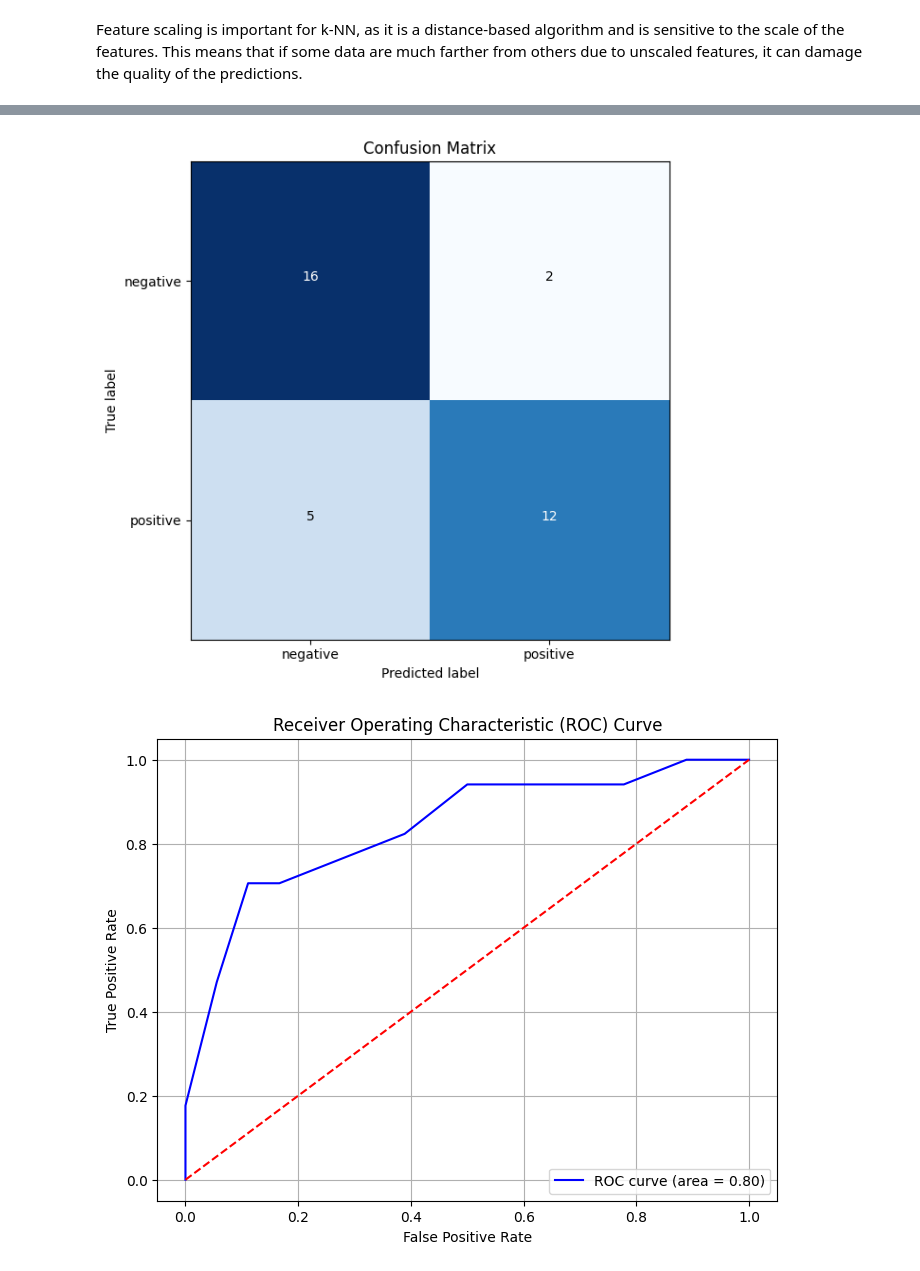
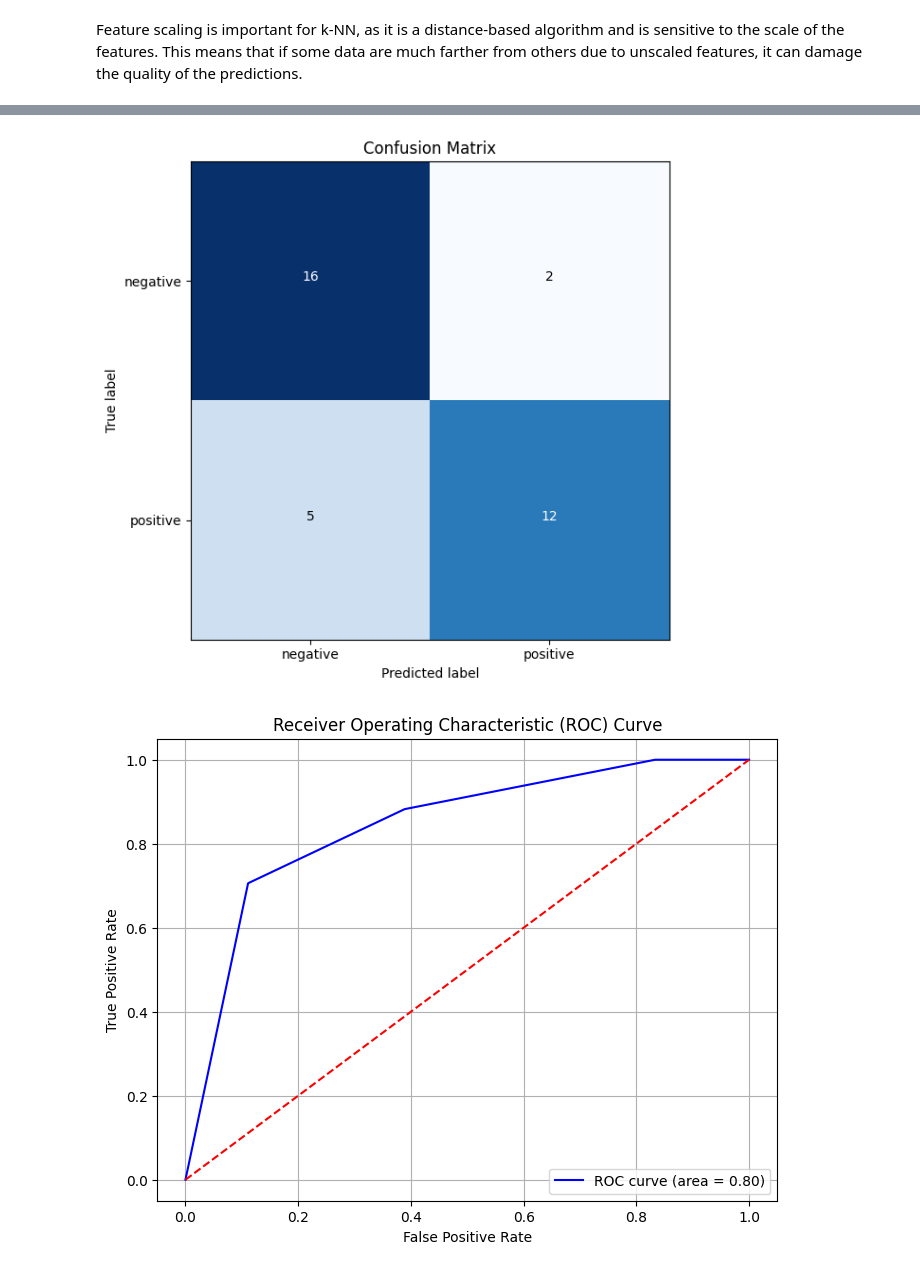
Before and after one commit to ErwanR123/breast-cancer-detection, a Jupyter notebook: knn.ipynb, the cells around one changed output, grey strips where cells are left out. Drawn from its saved outputs; the diff is of its cells as text; code cells hidden in the pictures.

Commit message:
Change cross validation scoring

```diff
--- a/knn.ipynb
+++ b/knn.ipynb
@@ -53,14 +50,0 @@ Then d is small enough to insure that we are not in the curse of dimention
-# %%
-k_scores = []
-K_list = np.arange(1, X.shape[0] // 4 )  # concidering 1/4 of the samples as neaighbors is large enough for k-NN to don't overfit
-
-
-for k in K_list:
-    knn = KNeighborsClassifier(n_neighbors=k)
-    score = cross_val_score(knn, X, y, cv=5, scoring='accuracy') # 5-fold cross-validation
-    k_scores.append(score.mean())
-
-k_scores = np.array(k_scores)
-
-k_optimal = K_list[np.argmax(k_scores)]
-print("The best k for k-NN is k =", k_optimal)
@@ -90,0 +75,14 @@ X_test_scaled = pd.DataFrame(
+# %%
+k_scores = []
+K_list = np.arange(1, X.shape[0] // 4 )  # concidering 1/4 of the samples as neaighbors is large enough for k-NN to don't overfit
+
+
+for k in K_list:
+    knn = KNeighborsClassifier(n_neighbors=k)
+    score = cross_val_score(knn, X_train_scaled, y_train, cv=5, scoring='f1')
+    k_scores.append(score.mean())
+
+k_scores = np.array(k_scores)
+
+k_optimal = K_list[np.argmax(k_scores)]
+print("The best k for k-NN is k =", k_optimal)
@@ -97,11 +99,13 @@ y_pred = knn.predict(X_test_scaled)
 
 acc = accuracy_score(y_test, y_pred)
 f1 = f1_score(y_test, y_pred, average='weighted')
+rec = recall_score(y_test, y_pred)
 class_report = classification_report(y_test, y_pred)
 
 # Display differents performance of the model
 print("Accuracy:", acc)
 print("F1 Score:", f1)
+print("Recall:", rec)
 print("Classification Report:\n", class_report)
 
 # Plotting the confusion matrix
@@ -138,11 +143,11 @@ F1 Score: 0.798014888337469
 Classification Report:
                precision    recall  f1-score   support
 
            0       0.76      0.89      0.82        18
            1       0.86      0.71      0.77        17
 
     accuracy                           0.80        35
    macro avg       0.81      0.80      0.80        35
 weighted avg       0.81      0.80      0.80        35
 [figure]
-[figure, old version]
+[figure, new version]
```
Also changed, not shown: parts of 8 cells of this notebook.
